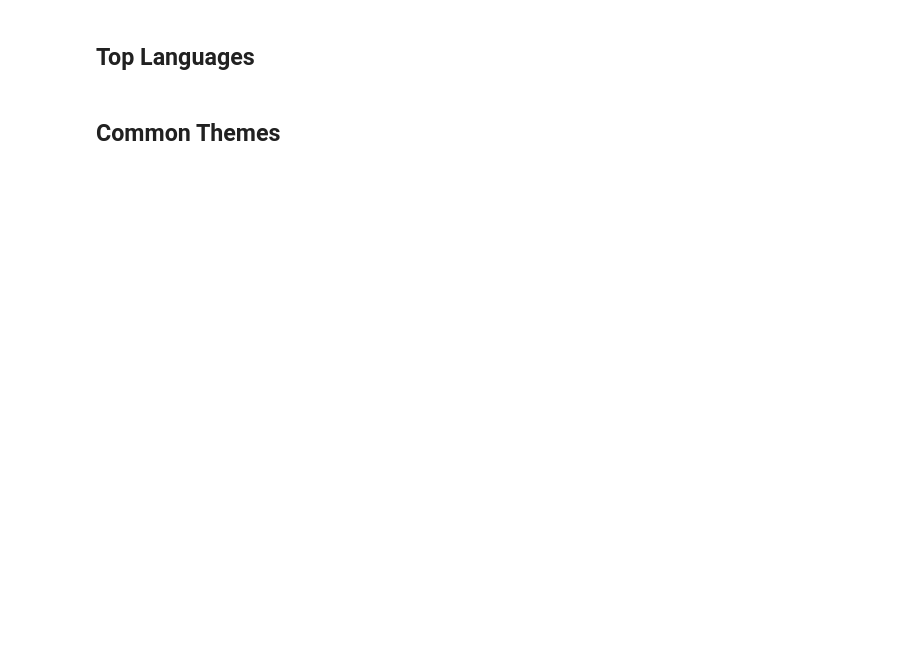
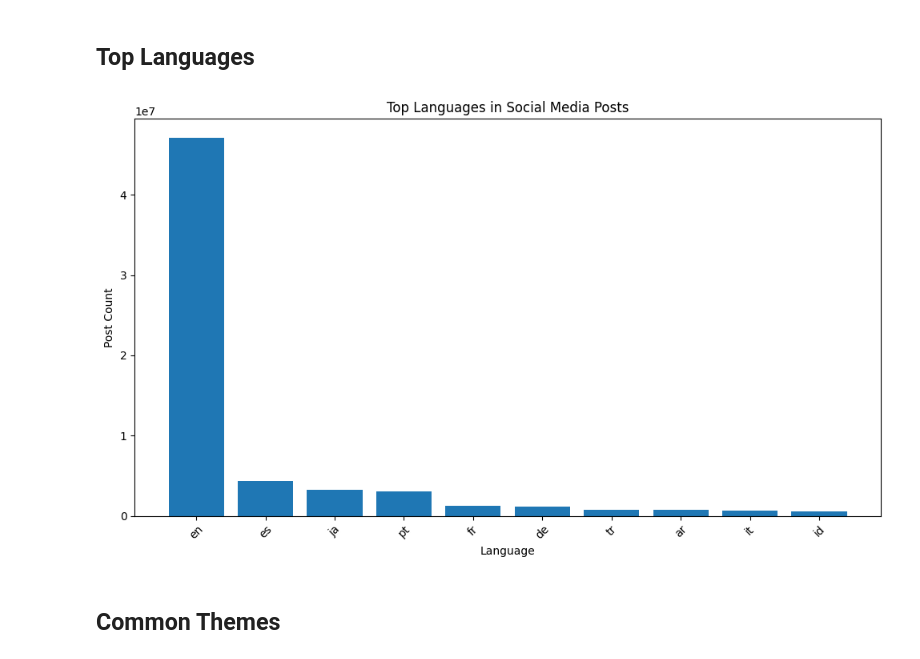
Before and after one commit to sjsu-cs131-spring26/trendtrackers-engagement-socialmedia, a Jupyter notebook: finaldemo_trendtrackers.ipynb, the cells around one changed output. Cells and saved outputs as stored; diff of their text form; code cells hidden in the pictures; blank space fills up the shorter version.

```diff
--- a/finaldemo_trendtrackers.ipynb
+++ b/finaldemo_trendtrackers.ipynb
@@ -4,13 +4,11 @@
 # **1: Setup Project Variables**
 # %%
 PROJECT_ID = "trendtrackers-final-cs131"
-REGION = "us-west1"
-BUCKET = "YOUR_BUCKET_NAME"
+REGION = "us-central1"
+BUCKET = "fulldata-trendtrackers"
 
-DATA_PATH = f"gs://{BUCKET}/data/exorde_dataset/"
+DATA_PATH = f"gs://{BUCKET}/processed_data_*.parquet"
 OUTPUT_PATH = f"gs://{BUCKET}/output/final_sprint/"
 CODE_PATH = f"gs://{BUCKET}/code/final_pipeline.py"
 
-print("Project:", PROJECT_ID)
-print("Bucket:", BUCKET)
-print("Data path:", DATA_PATH)
+!gsutil ls gs://{BUCKET}/processed_data_*.parquet | head
@@ -156,15 +216,18 @@ domains = pd.read_parquet(f"{OUTPUT_PATH}top_domains")
 # %%
 import matplotlib.pyplot as plt
 
 top_lang = language_counts.head(10)
 
 plt.figure(figsize=(10,6))
-plt.bar(top_lang["lang"], top_lang["post_count"])
+plt.bar(top_lang["language"], top_lang["post_count"])
 plt.title("Top Languages in Social Media Posts")
 plt.xlabel("Language")
 plt.ylabel("Post Count")
 plt.xticks(rotation=45)
+plt.tight_layout()
 plt.show()
+# %% [output]
+[figure, added]
 # %% [markdown]
 ## **Common Themes**
 # %%
```
Also changed, not shown: parts of 12 cells of this notebook.
